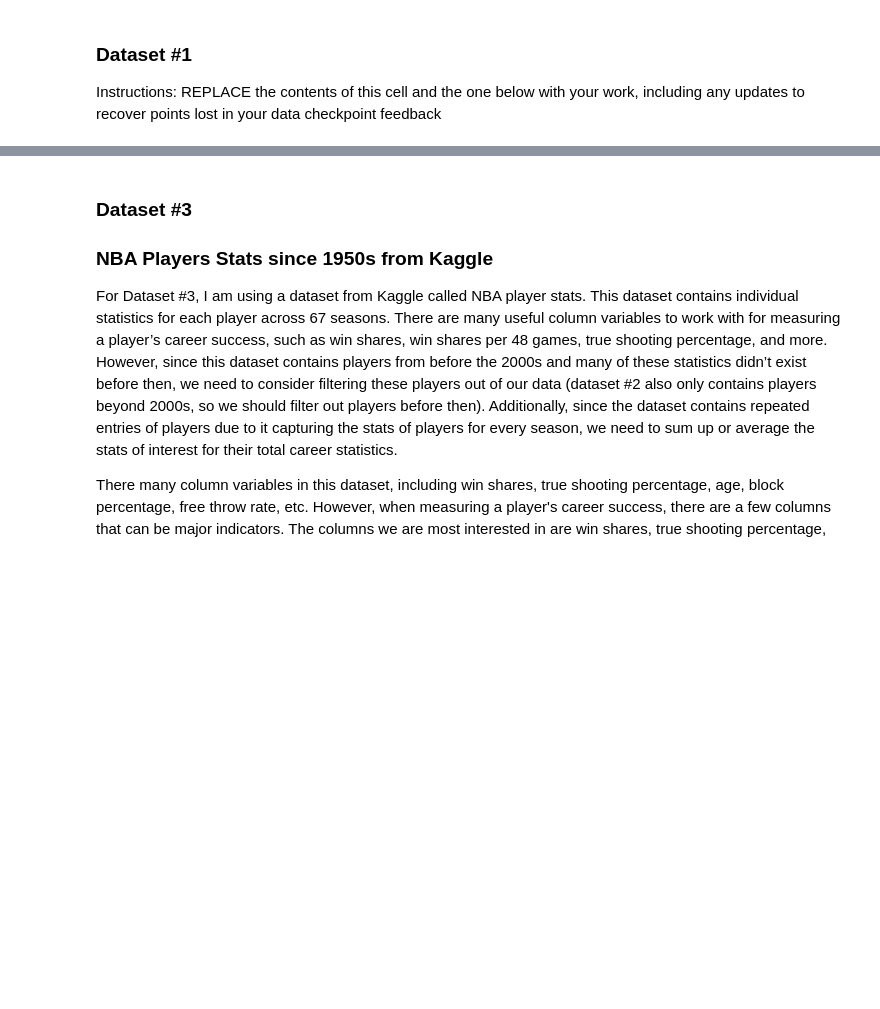
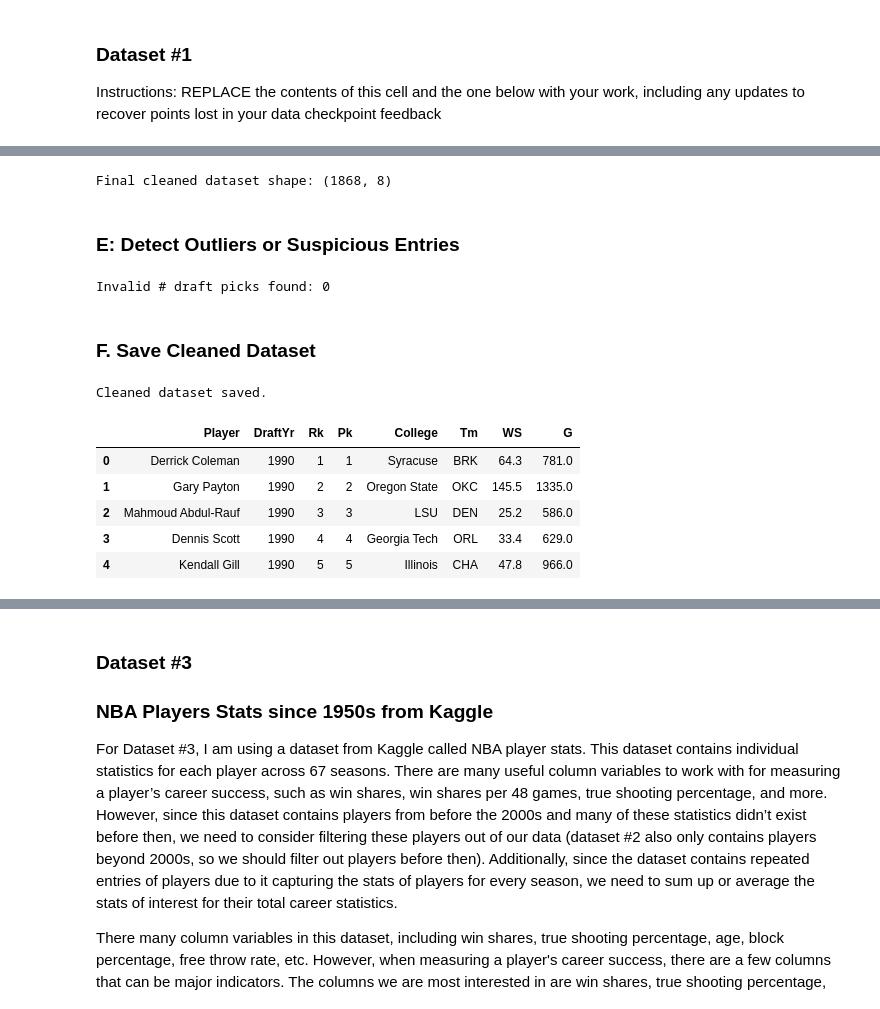
Before and after one commit to COGS108/Group010_WI26, a Jupyter notebook: 02-EDACheckpoint.ipynb, the cells around one changed output, grey strips where cells are left out. Drawn from its saved outputs; the diff is of its cells as text; code cells hidden in the pictures; blank space fills up the shorter version.

```diff
--- a/02-EDACheckpoint.ipynb
+++ b/02-EDACheckpoint.ipynb
@@ -103,0 +179,31 @@ Instructions: REPLACE the contents of this cell and the one below with your work
+# %%
+# Keeping important variables only to be used as columns (total of 6)
+columns_to_keep = ['Player', 'DraftYr', 'Rk', 'Pk', 'College', 'Tm', 'WS', 'G']
+df_draft_clean = df_draft[columns_to_keep].dropna(subset=['Pk'])
+print("Final cleaned dataset shape:", df_draft_clean.shape)
+# %% [output]
+Final cleaned dataset shape: (1868, 8)
+# %% [markdown]
+### E: Detect Outliers or Suspicious Entries
+# %%
+# Since draft pick # range from 1 - 60, checking if any of the numbers are not in this range.
+invalid_picks = df_draft_clean[(df_draft_clean['Pk'] < 1) | (df_draft_clean['Pk'] > 60)]
+print(f"Invalid # draft picks found: {len(invalid_picks)}")
+# %% [output]
+Invalid # draft picks found: 0
+# %% [markdown]
+### F. Save Cleaned Dataset
+# %%
+processed_path_draft = 'data/02-processed/dataset_2_draft_clean.csv'
+df_draft_clean.to_csv(processed_path_draft, index=False)
+
+print("Cleaned dataset saved.")
+df_draft_clean.head()
+# %% [output]
+Cleaned dataset saved.
+|  | Player | DraftYr | Rk | Pk | College | Tm | WS | G |
+| 0 | Derrick Coleman | 1990 | 1 | 1 | Syracuse | BRK | 64.3 | 781.0 |
+| 1 | Gary Payton | 1990 | 2 | 2 | Oregon State | OKC | 145.5 | 1335.0 |
+| 2 | Mahmoud Abdul-Rauf | 1990 | 3 | 3 | LSU | DEN | 25.2 | 586.0 |
+| 3 | Dennis Scott | 1990 | 4 | 4 | Georgia Tech | ORL | 33.4 | 629.0 |
+| 4 | Kendall Gill | 1990 | 5 | 5 | Illinois | CHA | 47.8 | 966.0 |
```
Also changed, not shown: parts of 28 cells of this notebook.
